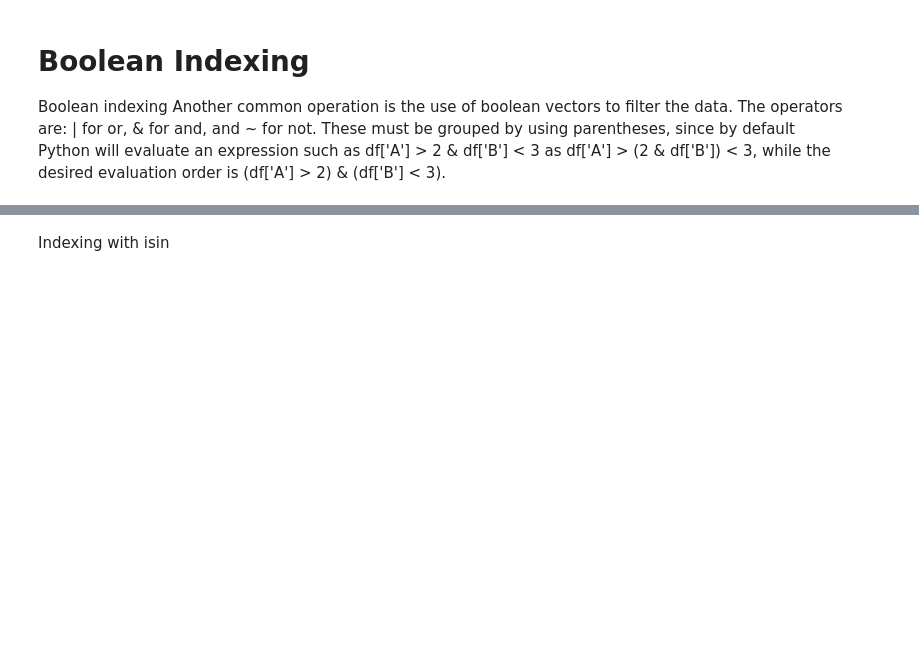
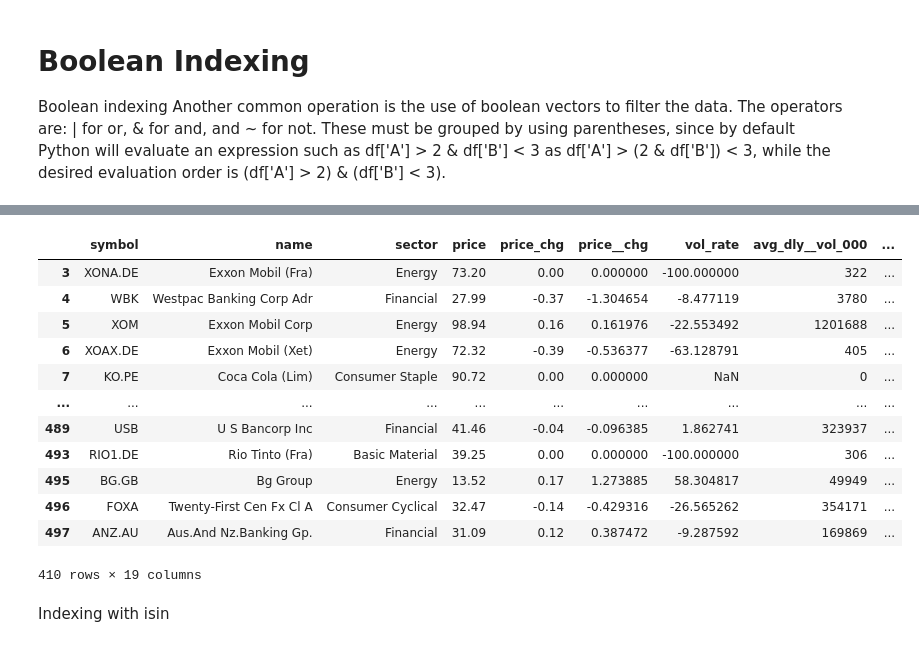
Before and after one commit to ryansmccoy/spreadsheets-to-dataframes, a Jupyter notebook: 04-pandas.ipynb, the cells around one changed output, grey strips where cells are left out. Drawn from its saved outputs; the diff is of its cells as text; code cells hidden in the pictures; blank space fills up the shorter version.

```diff
--- a/04-pandas.ipynb
+++ b/04-pandas.ipynb
@@ -471,3 +507,20 @@ df[~(df.industry_sector < 0)]
+# %%
+#  exclude COMPUTER sector
+df[~(df.sector == "Technology")]
+# %% [output]
+|  | symbol | name | sector | price | price_chg | price__chg | vol_rate | avg_dly__vol_000 | ... |
+| 3 | XONA.DE | Exxon Mobil (Fra) | Energy | 73.20 | 0.00 | 0.000000 | -100.000000 | 322 | ... |
+| 4 | WBK | Westpac Banking Corp Adr | Financial | 27.99 | -0.37 | -1.304654 | -8.477119 | 3780 | ... |
+| 5 | XOM | Exxon Mobil Corp | Energy | 98.94 | 0.16 | 0.161976 | -22.553492 | 1201688 | ... |
+| 6 | XOAX.DE | Exxon Mobil (Xet) | Energy | 72.32 | -0.39 | -0.536377 | -63.128791 | 405 | ... |
+| 7 | KO.PE | Coca Cola (Lim) | Consumer Staple | 90.72 | 0.00 | 0.000000 | NaN | 0 | ... |
+| ... | ... | ... | ... | ... | ... | ... | ... | ... | ... |
+| 489 | USB | U S Bancorp Inc | Financial | 41.46 | -0.04 | -0.096385 | 1.862741 | 323937 | ... |
+| 493 | RIO1.DE | Rio Tinto (Fra) | Basic Material | 39.25 | 0.00 | 0.000000 | -100.000000 | 306 | ... |
+| 495 | BG.GB | Bg Group | Energy | 13.52 | 0.17 | 1.273885 | 58.304817 | 49949 | ... |
+| 496 | FOXA | Twenty-First Cen Fx Cl A | Consumer Cyclical | 32.47 | -0.14 | -0.429316 | -26.565262 | 354171 | ... |
+| 497 | ANZ.AU | Aus.And Nz.Banking Gp. | Financial | 31.09 | 0.12 | 0.387472 | -9.287592 | 169869 | ... |
+410 rows × 19 columns
 # %% [markdown]
 Indexing with isin
 # %%
```
Also changed, not shown: parts of 34 cells of this notebook, 2 other files.
